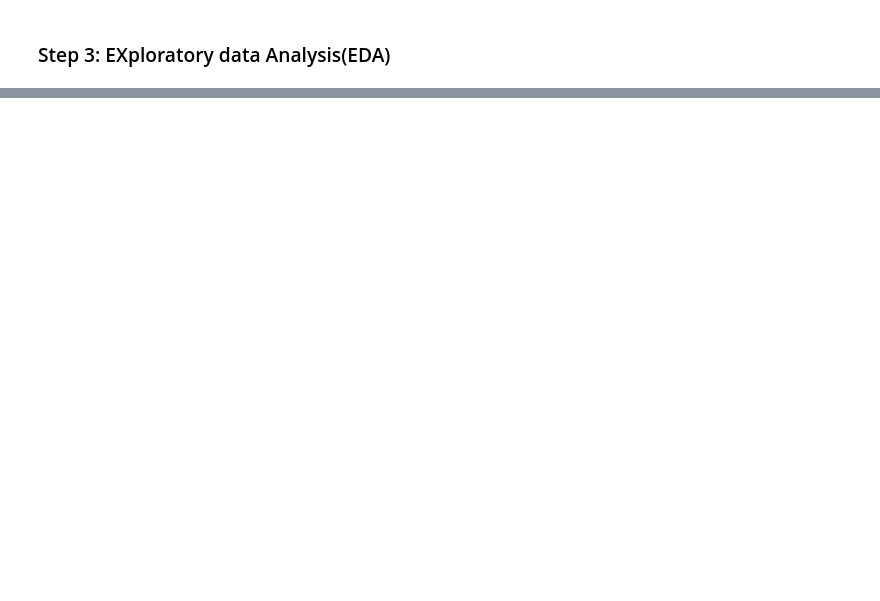
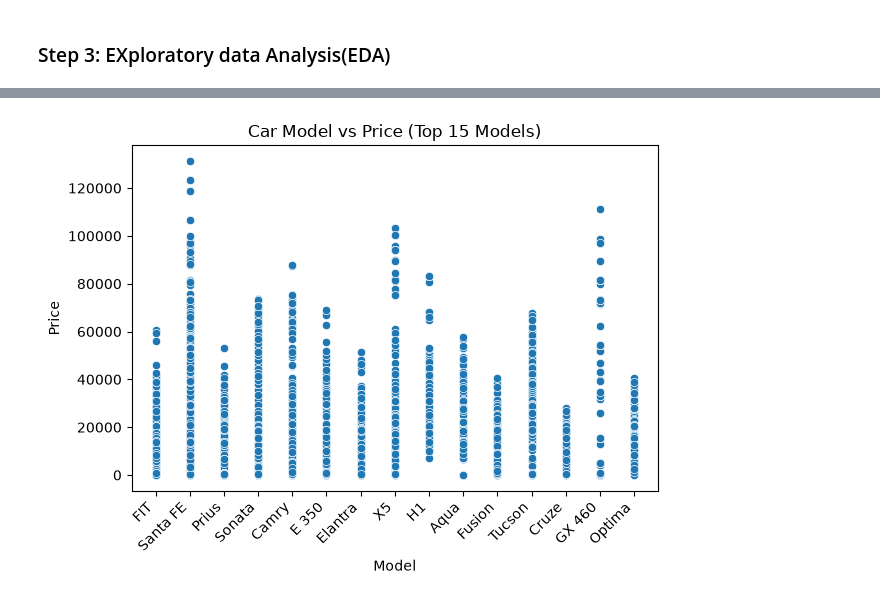
Before and after one commit to sakshichaudhari30/Machine-Learning-1633, a Jupyter notebook: Linear Regression/Car Price Prediction Project.ipynb, the cells around one changed output, grey strips where cells are left out. Saved outputs shown, nothing was run; the diff lists cells and outputs as text; code cells hidden in the pictures; blank space fills up the shorter version.

```diff
--- a/Linear Regression/Car Price Prediction Project.ipynb
+++ b/Linear Regression/Car Price Prediction Project.ipynb
@@ -577,0 +236,17 @@ R2 Score: -0.0009336961056500837
+# %%
+## Scatter plot
+import seaborn as sns
+import matplotlib.pyplot as plt
+
+top_models = df["Model"].value_counts().head(15).index
+
+data = df[df["Model"].isin(top_models)]
+
+sns.scatterplot(data=data, x="Model", y="Price")
+
+plt.xticks(rotation=45, ha="right")
+plt.title("Car Model vs Price (Top 15 Models)")
+plt.tight_layout()
+plt.show()
+# %% [output]
+[figure, added]
```
Also changed, not shown: parts of 101 cells of this notebook, 3 other files.
